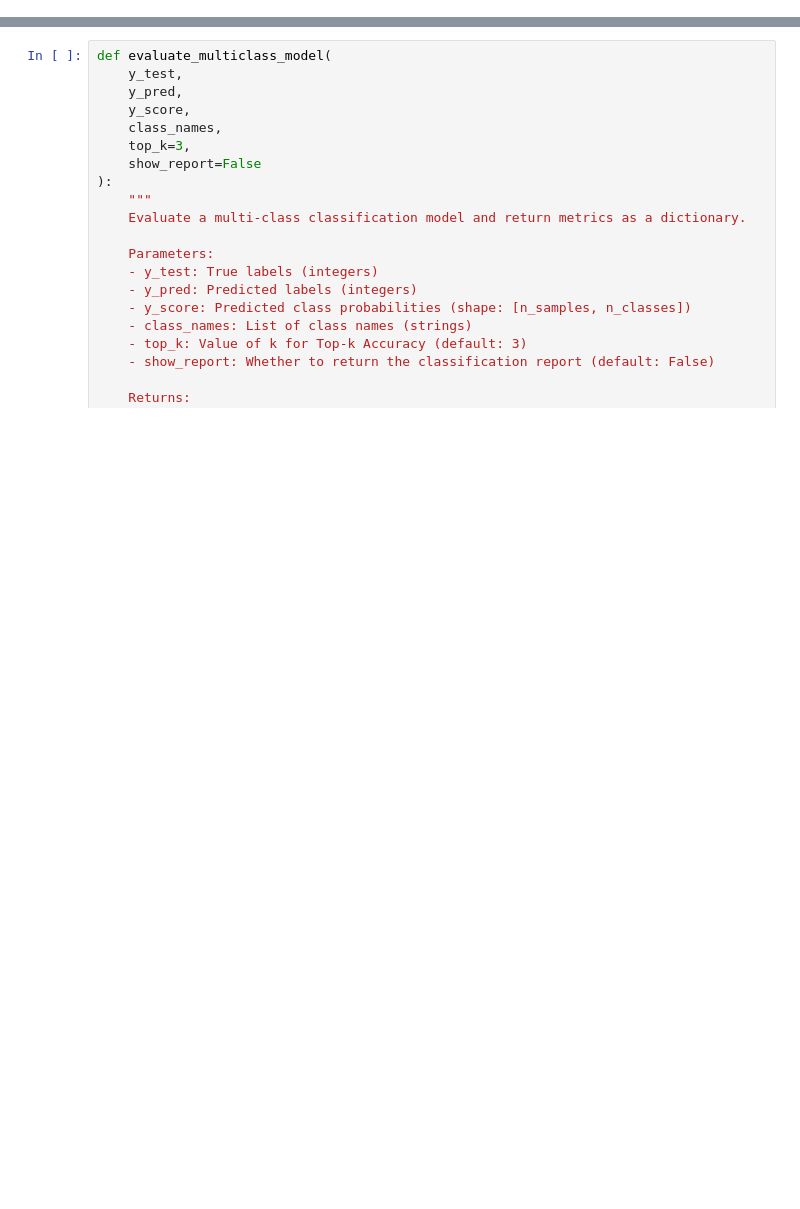
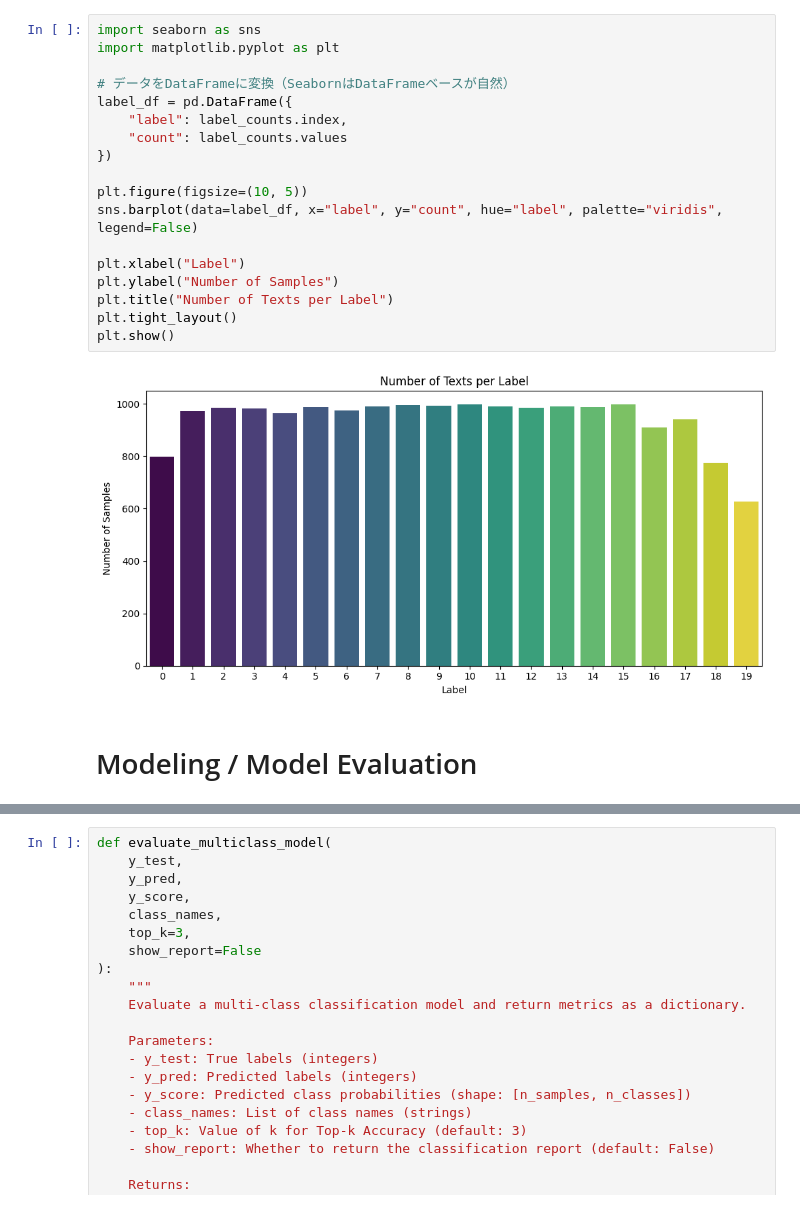
Before and after one commit to refuel-code-135/ml-supervised-classification-20newsgroups, a Jupyter notebook: notebooks/models.ipynb, the cells around one changed output, grey strips where cells are left out. Drawn from its saved outputs; the diff is of its cells as text; blank space fills up the shorter version.

```diff
--- a/notebooks/models.ipynb
+++ b/notebooks/models.ipynb
@@ -27,0 +99,22 @@ X_train, X_test, y_train, y_test = train_test_split(X, y, test_size=0.2, random_
+# %%
+import seaborn as sns
+import matplotlib.pyplot as plt
+
+# データをDataFrameに変換（SeabornはDataFrameベースが自然）
+label_df = pd.DataFrame({
+    "label": label_counts.index,
+    "count": label_counts.values
+})
+
+plt.figure(figsize=(10, 5))
+sns.barplot(data=label_df, x="label", y="count", hue="label", palette="viridis", legend=False)
+
+plt.xlabel("Label")
+plt.ylabel("Number of Samples")
+plt.title("Number of Texts per Label")
+plt.tight_layout()
+plt.show()
+# %% [output]
+[figure, added]
+# %% [markdown]
+# Modeling / Model Evaluation
```
Also changed, not shown: parts of 15 cells of this notebook, 2 other files.
